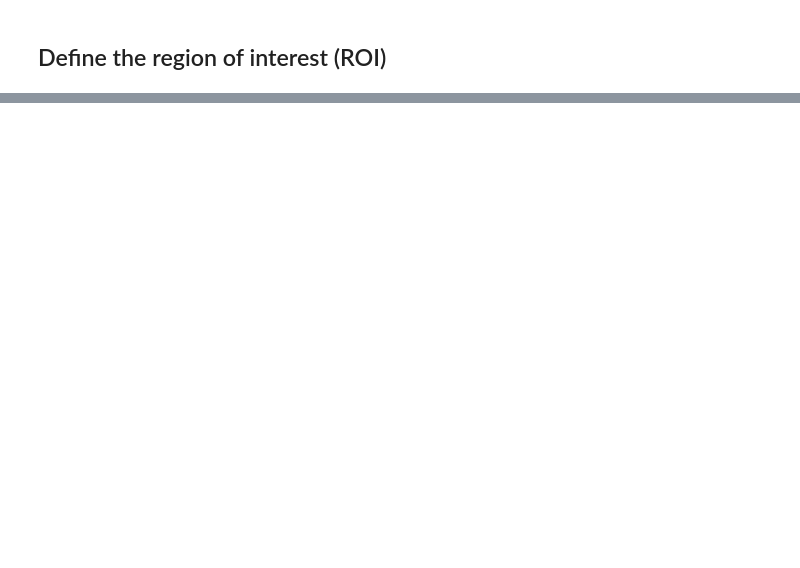
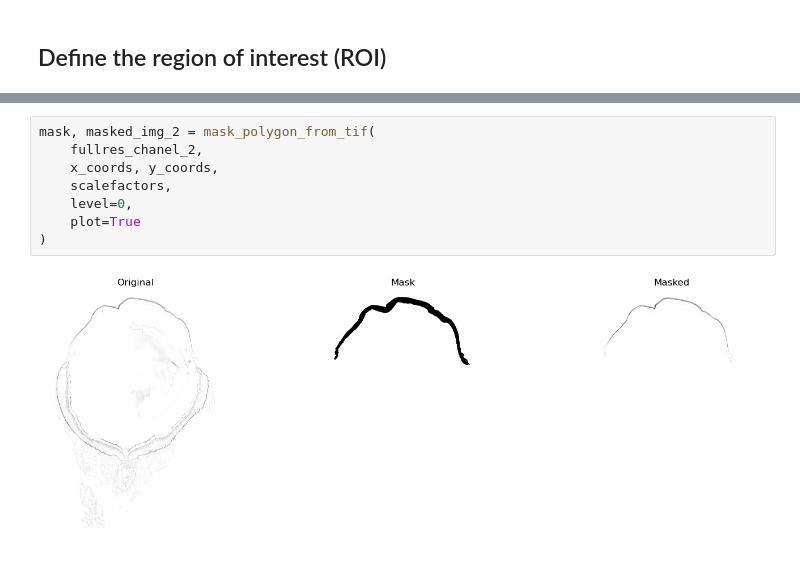
Before and after one commit to xiwang3236/SpatialOmics_cellpose, a Jupyter notebook: resegmentation_pipeline.ipynb, the cells around one changed output, grey strips where cells are left out. Saved outputs shown, nothing was run; the diff lists cells and outputs as text; blank space fills up the shorter version.

```diff
--- a/resegmentation_pipeline.ipynb
+++ b/resegmentation_pipeline.ipynb
@@ -47,0 +59,10 @@ visualize_masking(image_chanel_0, mask, masked_image)
+# %%
+mask, masked_img_2 = mask_polygon_from_tif(
+    fullres_chanel_2,
+    x_coords, y_coords,
+    scalefactors,
+    level=0,
+    plot=True
+)
+# %% [output]
+[figure, added]
```
Also changed, not shown: parts of 6 cells of this notebook, 2 other files.
